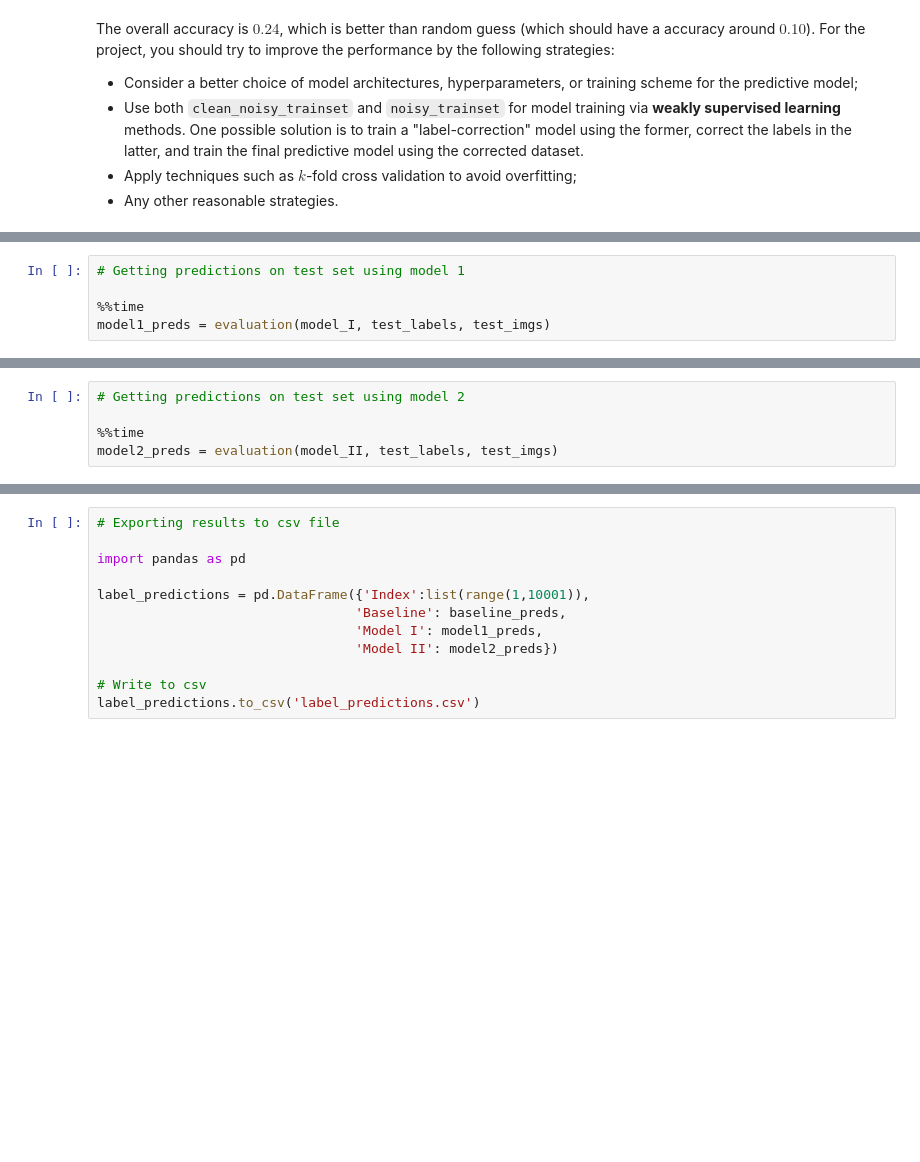
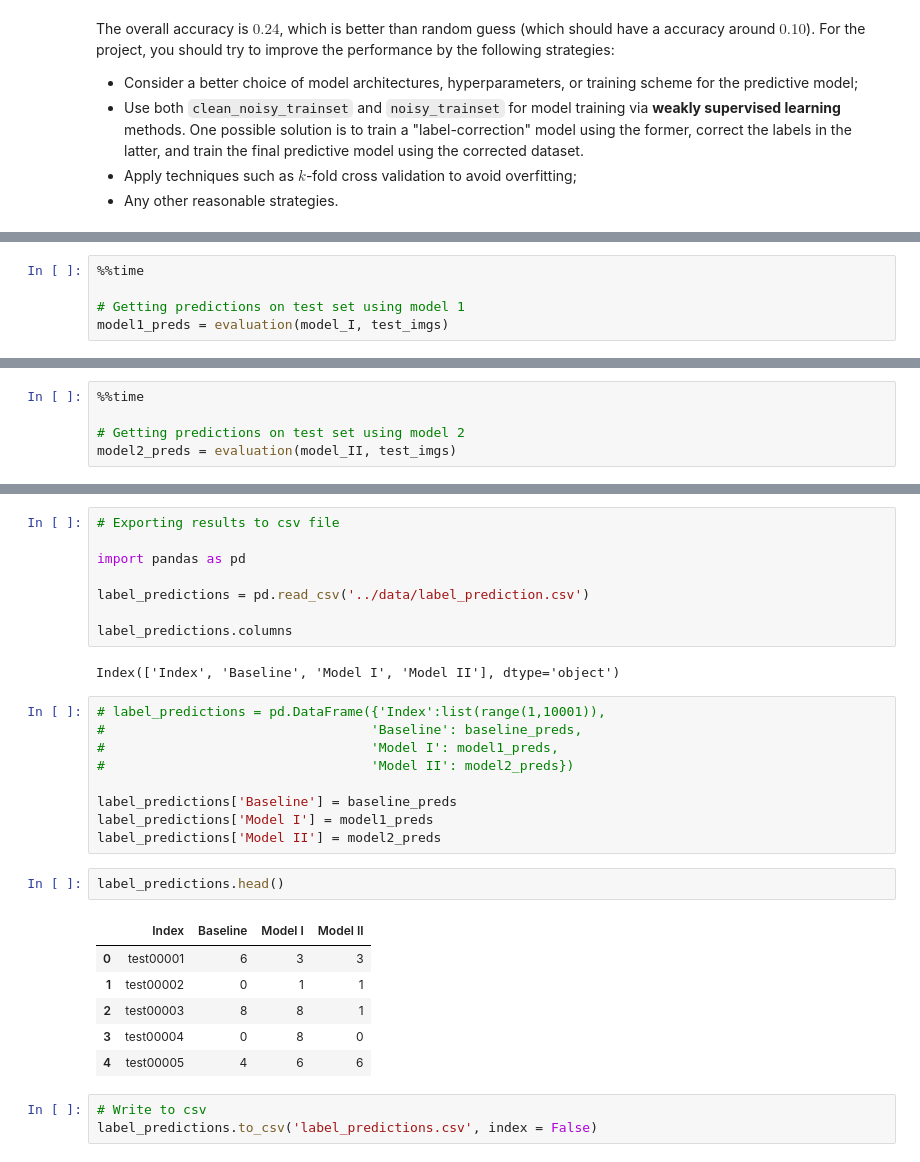
Before and after one commit to TZstatsADS/spring-2022-prj3-group1, a Jupyter notebook: doc/main.ipynb, the cells around one changed output, grey strips where cells are left out. Drawn from its saved outputs; the diff is of its cells as text; blank space fills up the shorter version.

Commit message:
With Test Predictions

```diff
--- a/doc/main.ipynb
+++ b/doc/main.ipynb
@@ -495,5 +497,5 @@ baseline_preds = evaluation(baseline_model, test_labels, test_imgs)
 # %%
+%%time
+
 # Getting predictions on test set using model 1
-
-%%time
-model1_preds = evaluation(model_I, test_labels, test_imgs)
+model1_preds = evaluation(model_I, test_imgs)
@@ -500,5 +504,5 @@ model1_preds = evaluation(model_I, test_labels, test_imgs)
 # %%
+%%time
+
 # Getting predictions on test set using model 2
-
-%%time
-model2_preds = evaluation(model_II, test_labels, test_imgs)
+model2_preds = evaluation(model_II, test_imgs)
@@ -507,10 +513,29 @@ model2_preds = evaluation(model_II, test_labels, test_imgs)
 
 import pandas as pd
 
-label_predictions = pd.DataFrame({'Index':list(range(1,10001)),
-                                 'Baseline': baseline_preds,
-                                 'Model I': model1_preds,
-                                 'Model II': model2_preds})
+label_predictions = pd.read_csv('../data/label_prediction.csv')
 
-# Write to csv
-label_predictions.to_csv('label_predictions.csv')
+label_predictions.columns
+# %% [output]
+Index(['Index', 'Baseline', 'Model I', 'Model II'], dtype='object')
+# %%
+# label_predictions = pd.DataFrame({'Index':list(range(1,10001)),
+#                                  'Baseline': baseline_preds,
+#                                  'Model I': model1_preds,
+#                                  'Model II': model2_preds})
+
+label_predictions['Baseline'] = baseline_preds
+label_predictions['Model I'] = model1_preds
+label_predictions['Model II'] = model2_preds
+# %%
+label_predictions.head()
+# %% [output]
+|  | Index | Baseline | Model I | Model II |
+| 0 | test00001 | 6 | 3 | 3 |
+| 1 | test00002 | 0 | 1 | 1 |
+| 2 | test00003 | 8 | 8 | 1 |
+| 3 | test00004 | 0 | 8 | 0 |
+| 4 | test00005 | 4 | 6 | 6 |
+# %%
+# Write to csv
+label_predictions.to_csv('label_predictions.csv', index = False)
```
Also changed, not shown: parts of 5 cells of this notebook, 3 other files.
